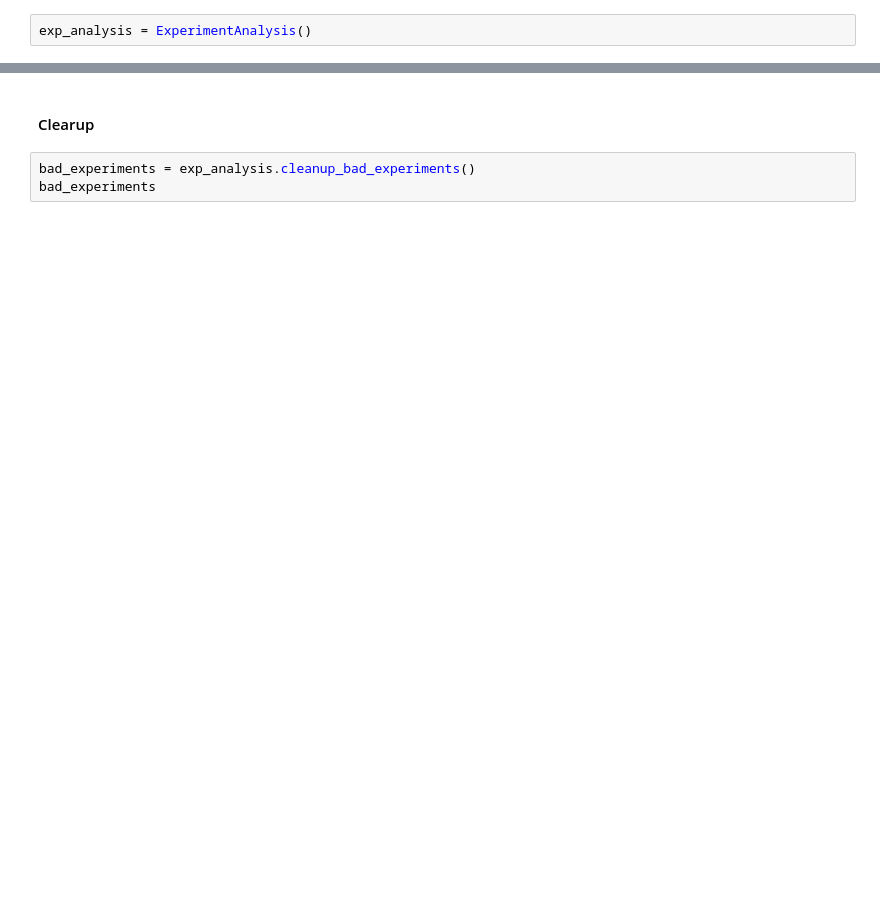
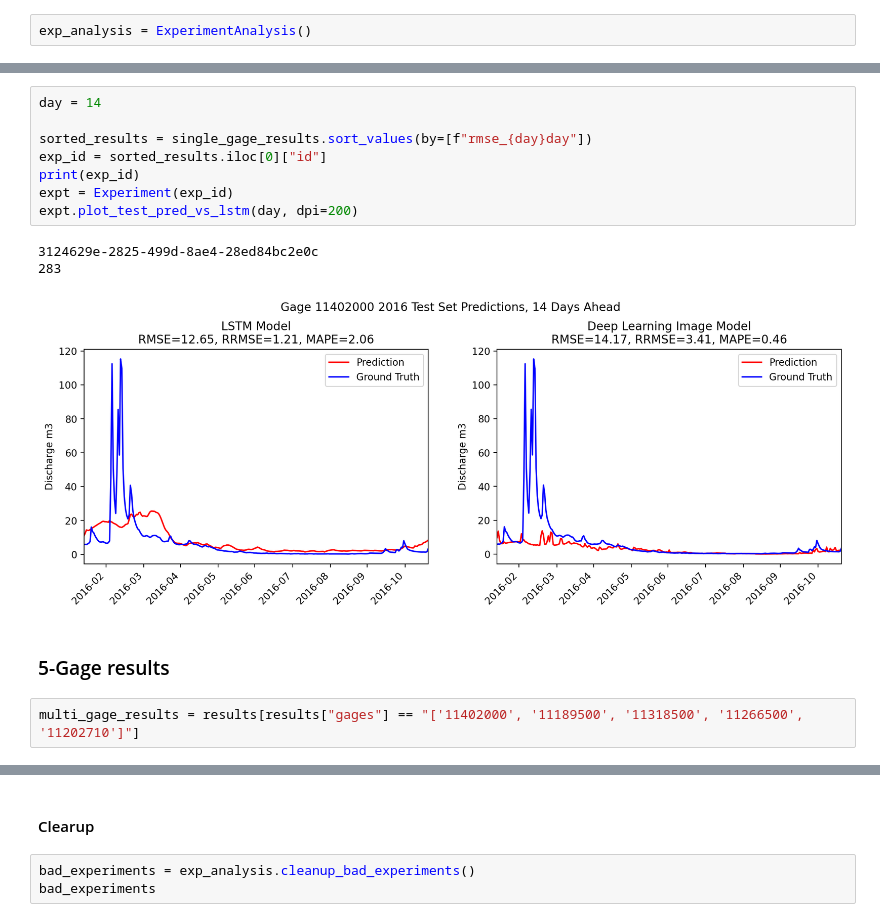
Before and after one commit to MIDS-capstone-fate-of-snow/discharge-estimation, a Jupyter notebook: models/Experiment Analysis.ipynb, the cells around one changed output, grey strips where cells are left out. Drawn from its saved outputs; the diff is of its cells as text; blank space fills up the shorter version.

```diff
--- a/models/Experiment Analysis.ipynb
+++ b/models/Experiment Analysis.ipynb
@@ -89,0 +50,16 @@ Name: 22, Length: 65, dtype: object
+# %%
+day = 14
+
+sorted_results = single_gage_results.sort_values(by=[f"rmse_{day}day"])
+exp_id = sorted_results.iloc[0]["id"]
+print(exp_id)
+expt = Experiment(exp_id)
+expt.plot_test_pred_vs_lstm(day, dpi=200)
+# %% [output]
+3124629e-2825-499d-8ae4-28ed84bc2e0c
+283
+[figure, added]
+# %% [markdown]
+### 5-Gage results
+# %%
+multi_gage_results = results[results["gages"] == "['11402000', '11189500', '11318500', '11266500', '11202710']"]
```
Also changed, not shown: parts of 22 cells of this notebook.
